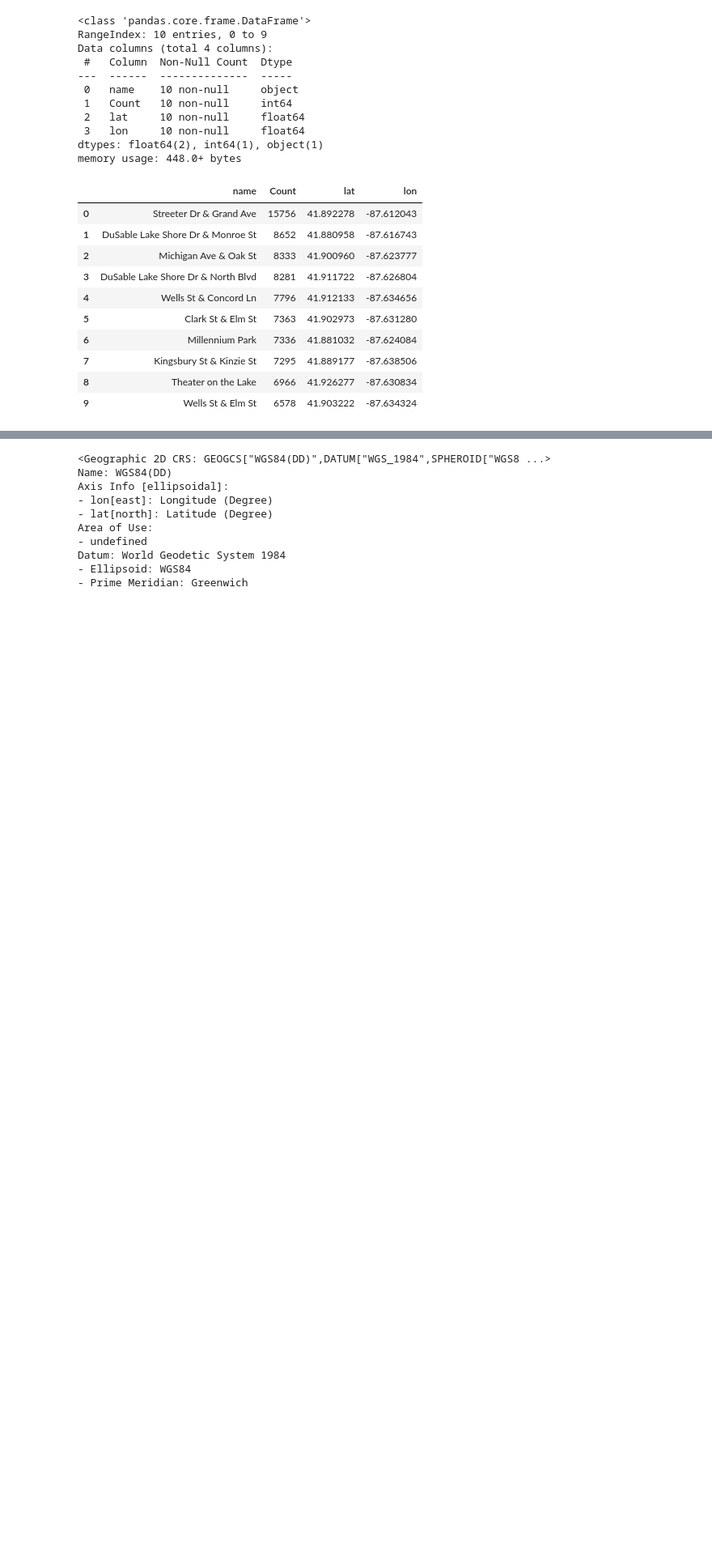
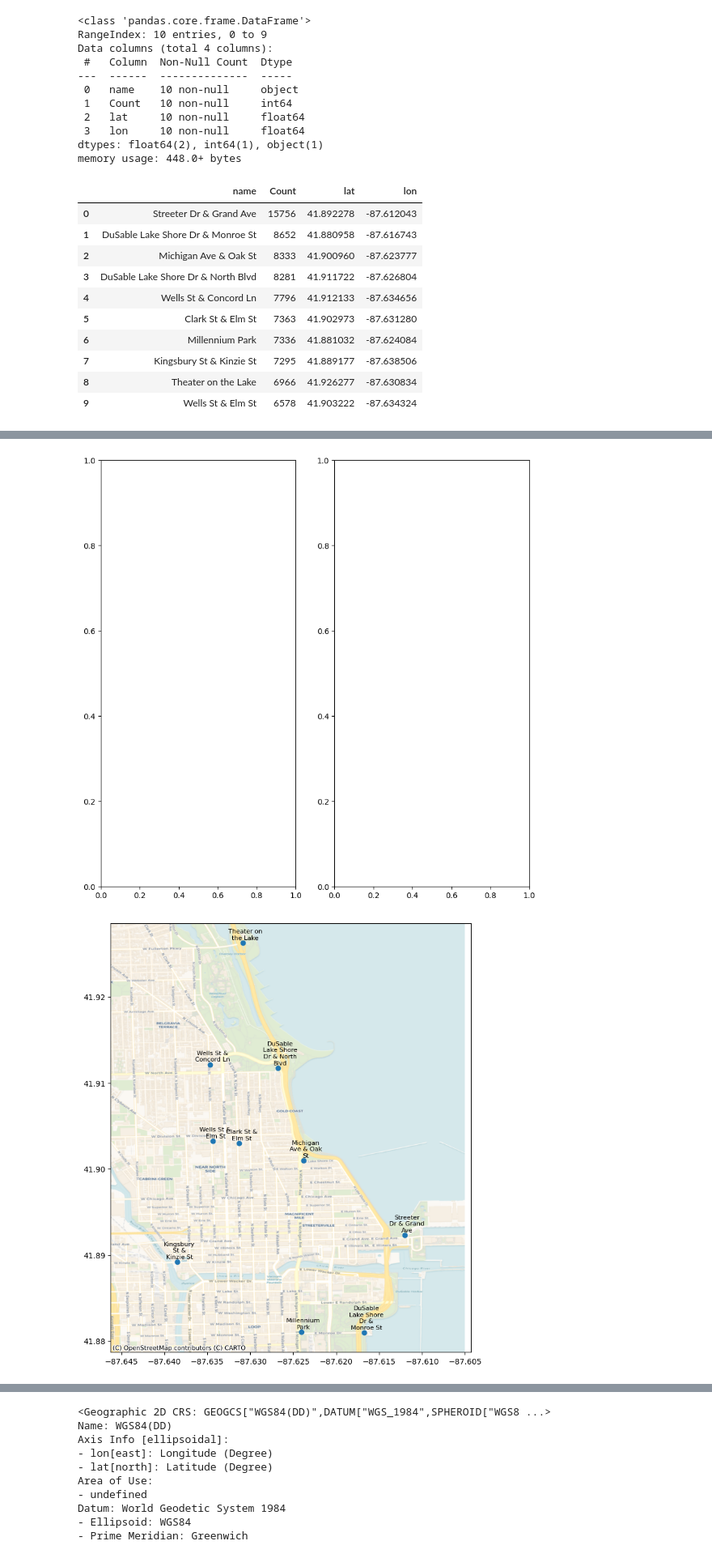
Before and after one commit to andyguo0228/bike_share_python, a Jupyter notebook: side_book.ipynb, the cells around one changed output, grey strips where cells are left out. Shown at 81% size. Drawn from its saved outputs; the diff is of its cells as text; code cells hidden in the pictures; blank space fills up the shorter version.

```diff
--- a/side_book.ipynb
+++ b/side_book.ipynb
@@ -159,0 +214,3 @@ cx.add_basemap(ax, crs=gdf.crs.to_string(), source=cx.providers.CartoDB.Voyager)
+# %%
+gdf = gpd.GeoDataFrame(df2, geometry=gpd.points_from_xy(df2.lon, df2.lat), crs="EPSG:4326")
+gdf.head(5)
@@ -159,0 +224,3 @@ cx.add_basemap(ax, crs=gdf.crs.to_string(), source=cx.providers.CartoDB.Voyager)
+# %%
+for i, r in gdf.iterrows():
+    ax.annotate(r['name'], xy=(r.geometry.x, r.geometry.y))
@@ -159,0 +237,20 @@ cx.add_basemap(ax, crs=gdf.crs.to_string(), source=cx.providers.CartoDB.Voyager)
+# %%
+fig, (ax1, ax2) = plt.subplots(1, 2, figsize=(10, 10))
+ax1 = gdf.plot(figsize=(10, 10))
+cx.add_basemap(ax1, crs=gdf.crs.to_string(), source=cx.providers.CartoDB.Voyager)
+
+
+for i, r in gdf.iterrows():
+    wrapped_text = textwrap.fill(r['name'], width=10)
+    ax1.annotate(wrapped_text, xy=(r.geometry.x, r.geometry.y), xytext=(3, 3), textcoords="offset points", fontsize=8, ha='center', va='bottom')
+
+buffer_ratio = 0.1
+x_range = ax.get_xlim()[1] - ax.get_xlim()[0]
+ax1.set_xlim(ax.get_xlim()[0] - buffer_ratio * x_range, ax.get_xlim()[1] + buffer_ratio * x_range)
+
+plt.show()
+
+# one map, one side by side bar plot
+# %% [output]
+[figure, added]
+[figure, added]
```
Also changed, not shown: parts of 16 cells of this notebook.
